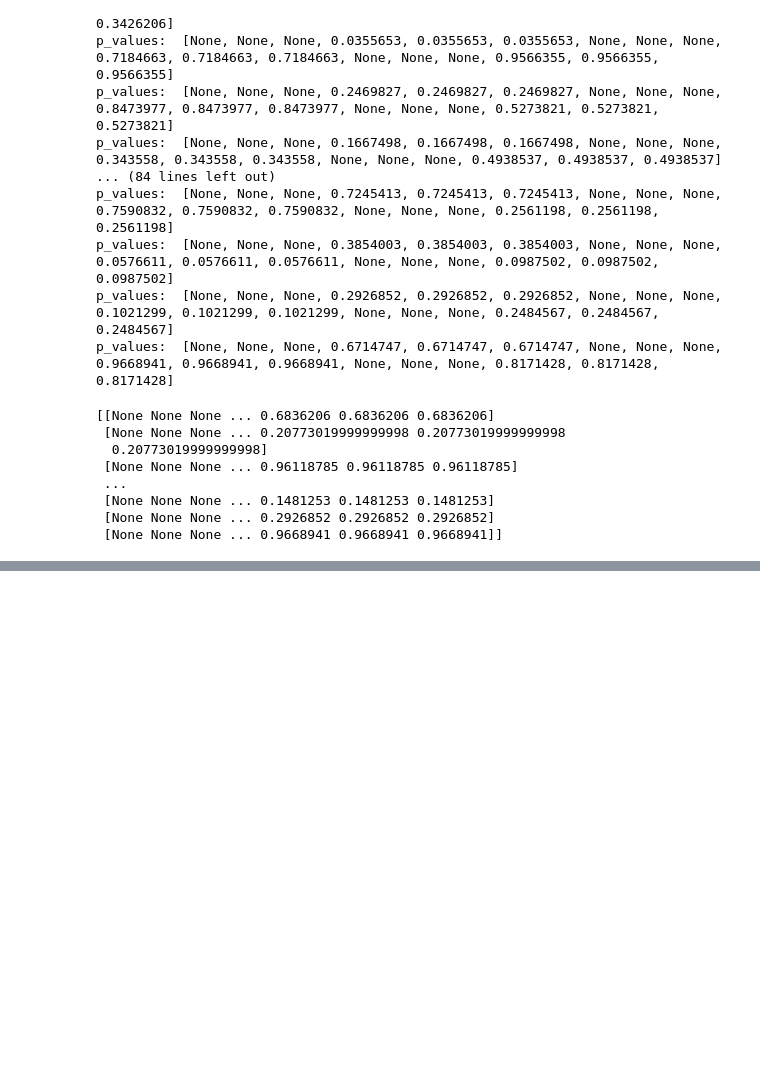
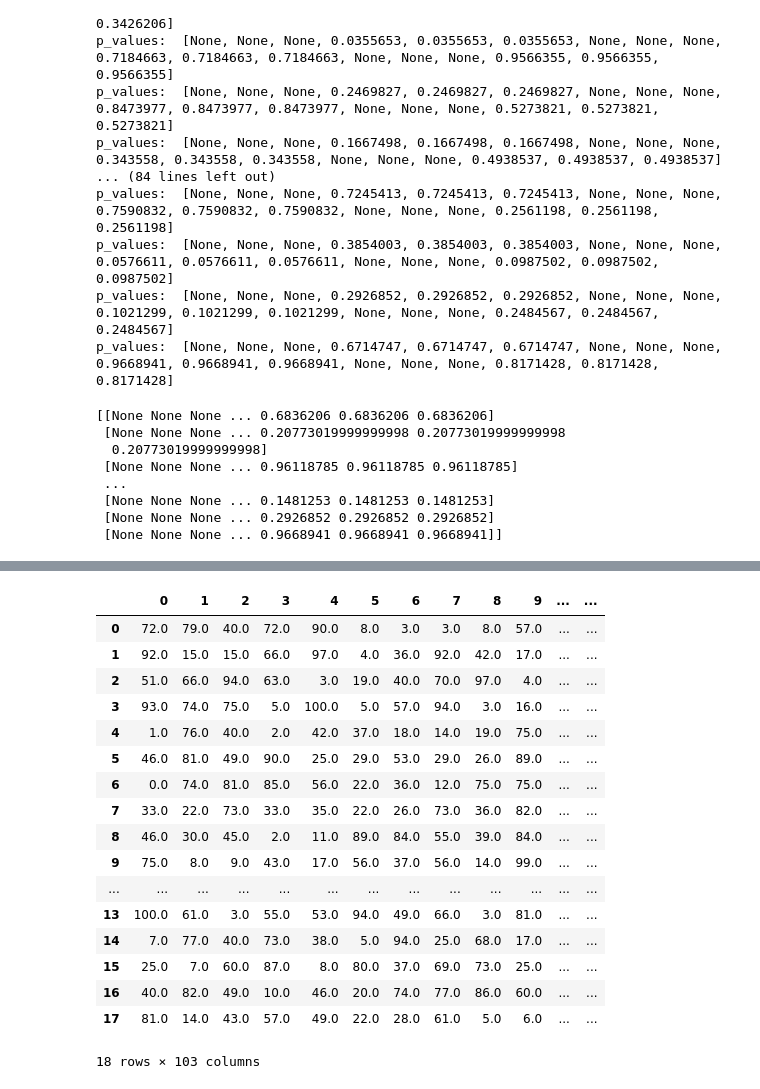
Before and after one commit to dolleyj/jupyter_notebooks, a Jupyter notebook: Excel_add_calculated_values.ipynb, the cells around one changed output, grey strips where cells are left out. Drawn from its saved outputs; the diff is of its cells as text; code cells hidden in the pictures; blank space fills up the shorter version.

```diff
--- a/Excel_add_calculated_values.ipynb
+++ b/Excel_add_calculated_values.ipynb
@@ -599,3 +599,28 @@ print(Xfdr)
  [None None None ... 0.1481253 0.1481253 0.1481253]
  [None None None ... 0.2926852 0.2926852 0.2926852]
  [None None None ... 0.9668941 0.9668941 0.9668941]]
+# %%
+
+# Try grouping with scanpy https://github.com/theislab/scanpy/issues/106#issuecomment-378912055
+import pandas as pd
+df = pd.DataFrame(X)  # does not allocate new memory if X is an array, so this efficient
+df['cell_type'] = obs['cell_type'].values  # if not using assign, no copy is made
+df['condition'] = obs['condition'].values  # if not using assign, no copy is made
+df['time_point'] = obs['time_point'].values  # if not using assign, no copy is made
+df_grouped = df.groupby(['cell_type', 'condition', 'time_point'])
+df_mean = df_grouped.mean()
+df_std = df_grouped.std()
+
+# df_mean.head()
+
+# print(df_grouped.mean())
+# print(df_grouped.std())
+# print(df_grouped.sem())
+
+print('X.shape: ', X.shape)
+print(X[0,:])
+print('df.shape: ', df.shape)
+print(df.iloc[0,:].head())
+print('df_mean.shape: ', df_mean.shape)
+print(df_mean.iloc[0,:].head())
+print("Mean of 1st gene in dataset. Utricle, control, 0hrs: ", df_mean.loc['utricle', 'control', 0][0])
@@ -601,0 +645,21 @@ print(Xfdr)
+# %%
+df_grouped.head()
+# %% [output]
+|  | 0 | 1 | 2 | 3 | 4 | 5 | 6 | 7 | 8 | 9 | ... | ... |
+| 0 | 72.0 | 79.0 | 40.0 | 72.0 | 90.0 | 8.0 | 3.0 | 3.0 | 8.0 | 57.0 | ... | ... |
+| 1 | 92.0 | 15.0 | 15.0 | 66.0 | 97.0 | 4.0 | 36.0 | 92.0 | 42.0 | 17.0 | ... | ... |
+| 2 | 51.0 | 66.0 | 94.0 | 63.0 | 3.0 | 19.0 | 40.0 | 70.0 | 97.0 | 4.0 | ... | ... |
+| 3 | 93.0 | 74.0 | 75.0 | 5.0 | 100.0 | 5.0 | 57.0 | 94.0 | 3.0 | 16.0 | ... | ... |
+| 4 | 1.0 | 76.0 | 40.0 | 2.0 | 42.0 | 37.0 | 18.0 | 14.0 | 19.0 | 75.0 | ... | ... |
+| 5 | 46.0 | 81.0 | 49.0 | 90.0 | 25.0 | 29.0 | 53.0 | 29.0 | 26.0 | 89.0 | ... | ... |
+| 6 | 0.0 | 74.0 | 81.0 | 85.0 | 56.0 | 22.0 | 36.0 | 12.0 | 75.0 | 75.0 | ... | ... |
+| 7 | 33.0 | 22.0 | 73.0 | 33.0 | 35.0 | 22.0 | 26.0 | 73.0 | 36.0 | 82.0 | ... | ... |
+| 8 | 46.0 | 30.0 | 45.0 | 2.0 | 11.0 | 89.0 | 84.0 | 55.0 | 39.0 | 84.0 | ... | ... |
+| 9 | 75.0 | 8.0 | 9.0 | 43.0 | 17.0 | 56.0 | 37.0 | 56.0 | 14.0 | 99.0 | ... | ... |
+| ... | ... | ... | ... | ... | ... | ... | ... | ... | ... | ... | ... | ... |
+| 13 | 100.0 | 61.0 | 3.0 | 55.0 | 53.0 | 94.0 | 49.0 | 66.0 | 3.0 | 81.0 | ... | ... |
+| 14 | 7.0 | 77.0 | 40.0 | 73.0 | 38.0 | 5.0 | 94.0 | 25.0 | 68.0 | 17.0 | ... | ... |
+| 15 | 25.0 | 7.0 | 60.0 | 87.0 | 8.0 | 80.0 | 37.0 | 69.0 | 73.0 | 25.0 | ... | ... |
+| 16 | 40.0 | 82.0 | 49.0 | 10.0 | 46.0 | 20.0 | 74.0 | 77.0 | 86.0 | 60.0 | ... | ... |
+| 17 | 81.0 | 14.0 | 43.0 | 57.0 | 49.0 | 22.0 | 28.0 | 61.0 | 5.0 | 6.0 | ... | ... |
+18 rows × 103 columns
```
Also changed, not shown: parts of 2 cells of this notebook, 1 other file.
